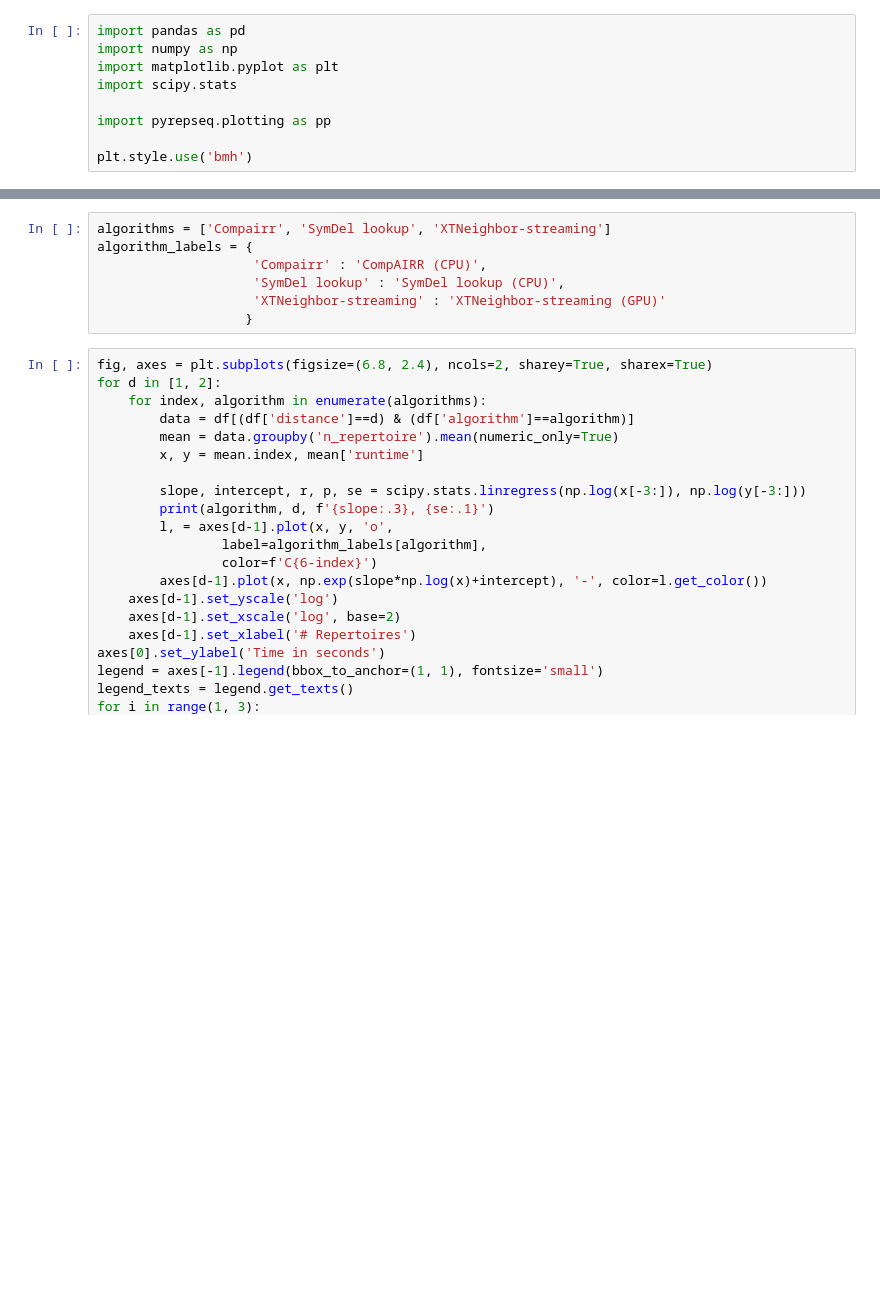
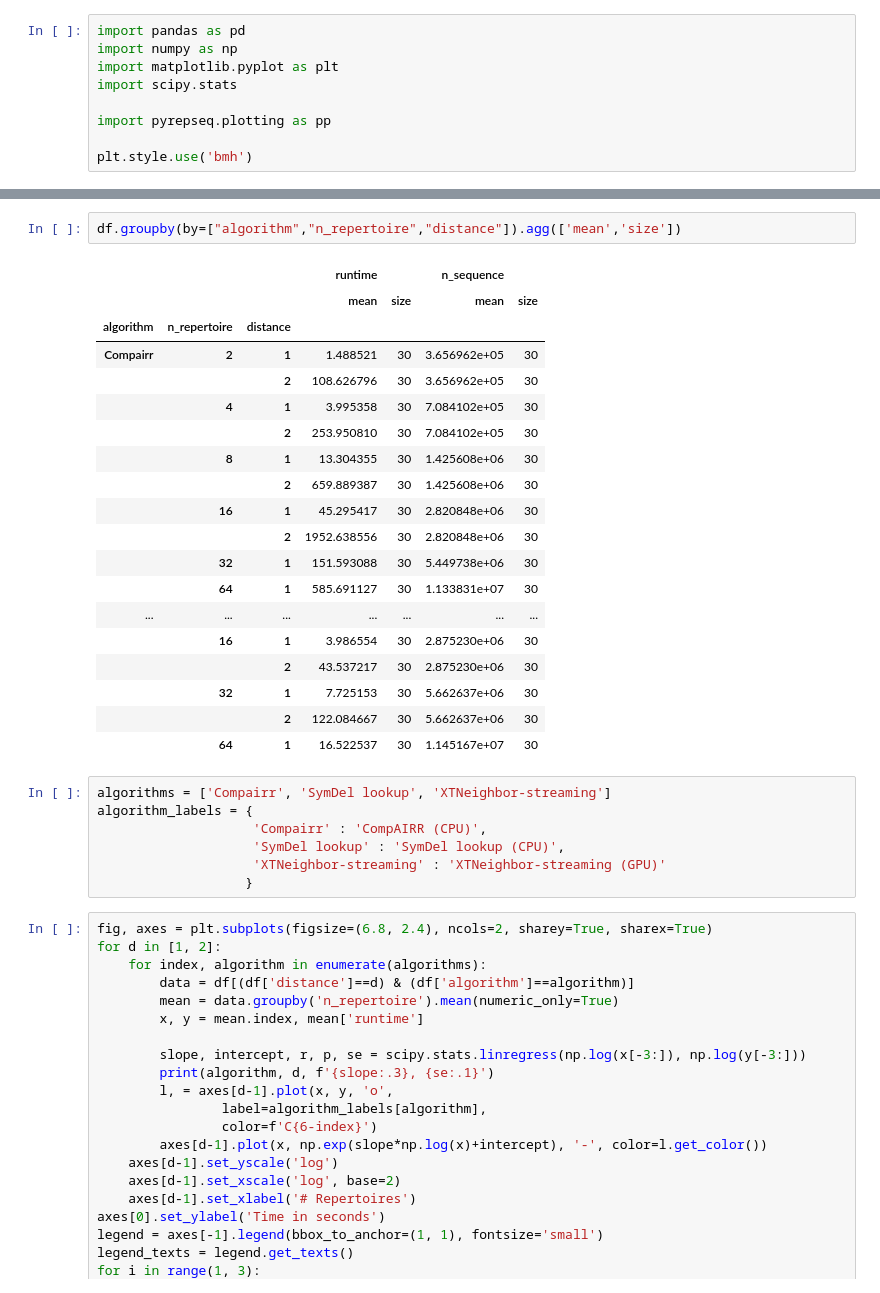
Before and after one commit to heartnetkung/XT-neighbor, a Jupyter notebook: pub/compairr_benchmark.ipynb, the cells around one changed output, grey strips where cells are left out. Saved outputs shown, nothing was run; the diff lists cells and outputs as text; blank space fills up the shorter version.

```diff
--- a/pub/compairr_benchmark.ipynb
+++ b/pub/compairr_benchmark.ipynb
@@ -21,3 +21,25 @@ df.head()
+# %%
+df.groupby(by=["algorithm","n_repertoire","distance"]).agg(['mean','size'])
+# %% [output]
+|  |  |  | runtime |  | n_sequence |  |
+|  |  |  | mean | size | mean | size |
+| algorithm | n_repertoire | distance |  |  |  |  |
+| Compairr | 2 | 1 | 1.488521 | 30 | 3.656962e+05 | 30 |
+|  |  | 2 | 108.626796 | 30 | 3.656962e+05 | 30 |
+|  | 4 | 1 | 3.995358 | 30 | 7.084102e+05 | 30 |
+|  |  | 2 | 253.950810 | 30 | 7.084102e+05 | 30 |
+|  | 8 | 1 | 13.304355 | 30 | 1.425608e+06 | 30 |
+|  |  | 2 | 659.889387 | 30 | 1.425608e+06 | 30 |
+|  | 16 | 1 | 45.295417 | 30 | 2.820848e+06 | 30 |
+|  |  | 2 | 1952.638556 | 30 | 2.820848e+06 | 30 |
+|  | 32 | 1 | 151.593088 | 30 | 5.449738e+06 | 30 |
+|  | 64 | 1 | 585.691127 | 30 | 1.133831e+07 | 30 |
+| ... | ... | ... | ... | ... | ... | ... |
+|  | 16 | 1 | 3.986554 | 30 | 2.875230e+06 | 30 |
+|  |  | 2 | 43.537217 | 30 | 2.875230e+06 | 30 |
+|  | 32 | 1 | 7.725153 | 30 | 5.662637e+06 | 30 |
+|  |  | 2 | 122.084667 | 30 | 5.662637e+06 | 30 |
+|  | 64 | 1 | 16.522537 | 30 | 1.145167e+07 | 30 |
 # %%
 algorithms = ['Compairr', 'SymDel lookup', 'XTNeighbor-streaming']
 algorithm_labels = {
```
Also changed, not shown: parts of 2 cells of this notebook, 1 other file.
